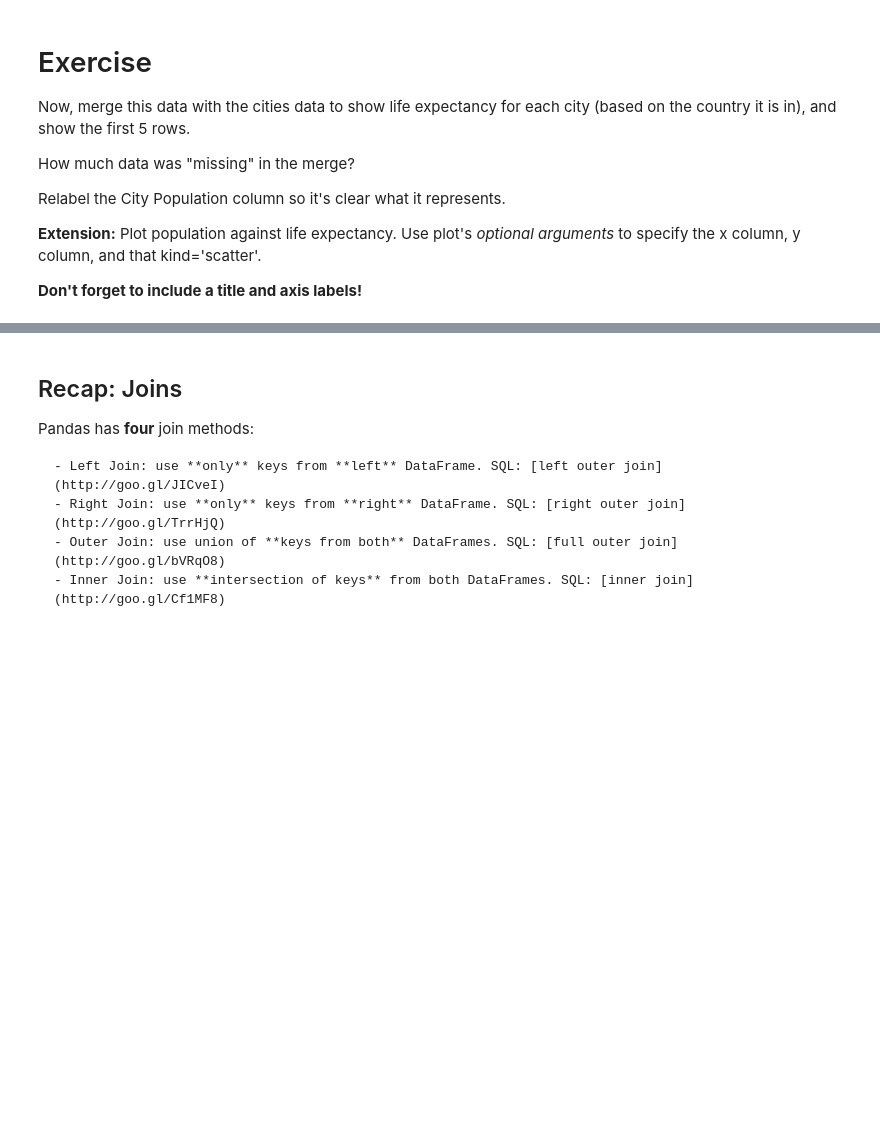
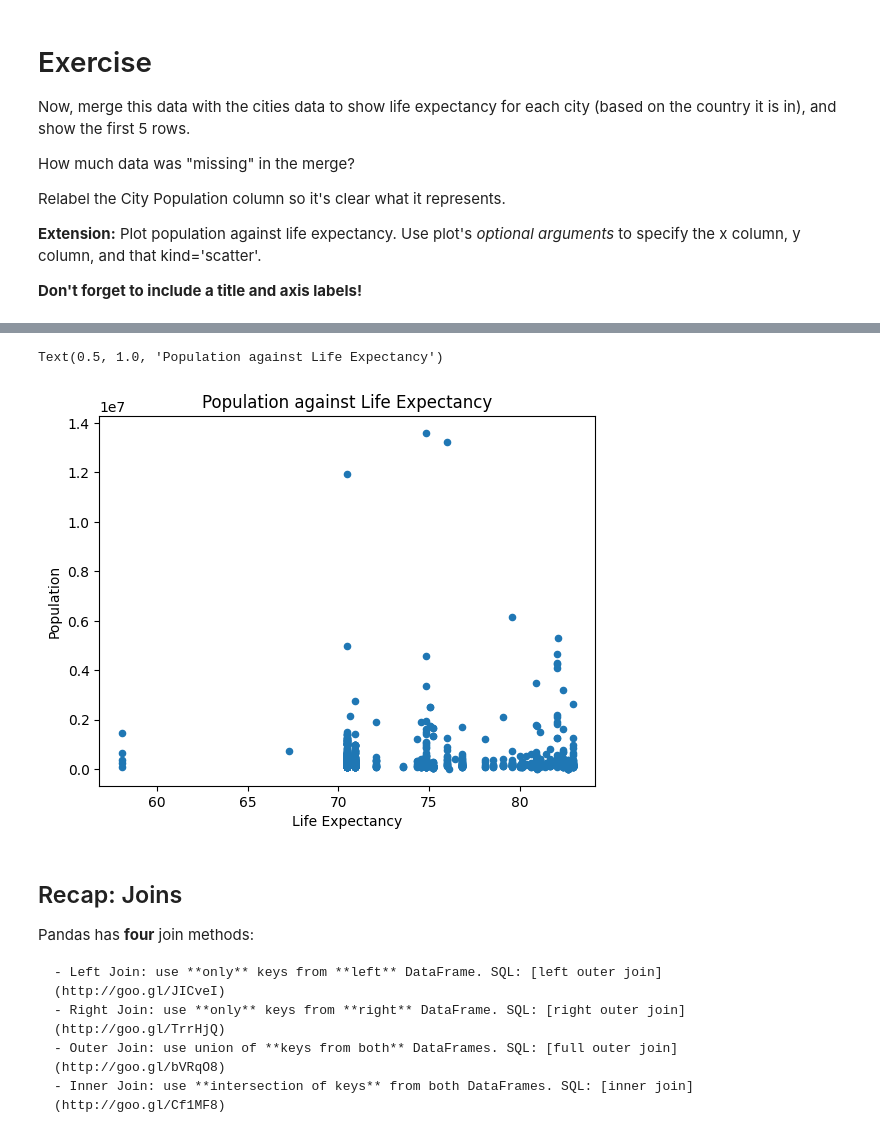
Before and after one commit to jaoshang/QM2, a Jupyter notebook: notebooks/W06. Merging and Joining.ipynb, the cells around one changed output, grey strips where cells are left out. Saved outputs shown, nothing was run; the diff lists cells and outputs as text; code cells hidden in the pictures; blank space fills up the shorter version.

```diff
--- a/notebooks/W06. Merging and Joining.ipynb
+++ b/notebooks/W06. Merging and Joining.ipynb
@@ -568,3 +562,9 @@ cities_with_lifeex.plot.scatter('Life Expectancy','Population')
+# %%
+cities_with_lifeex.plot(x='Life Expectancy',y='Population', kind='scatter')
+plt.title('Population against Life Expectancy')
+# %% [output]
+Text(0.5, 1.0, 'Population against Life Expectancy')
+[figure, added]
 # %% [markdown]
 ## Recap: Joins
 
```
Also changed, not shown: parts of 2 cells of this notebook.
